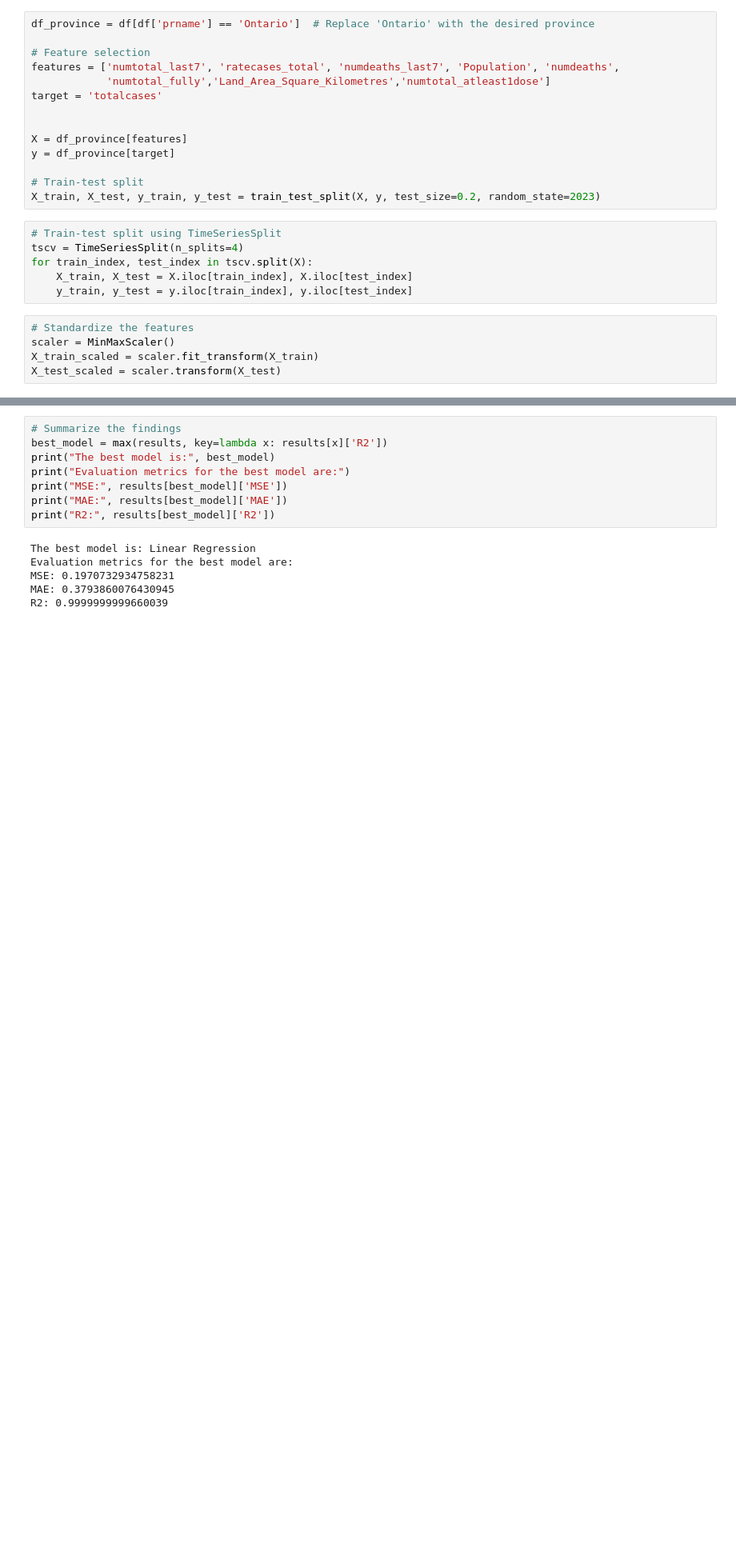
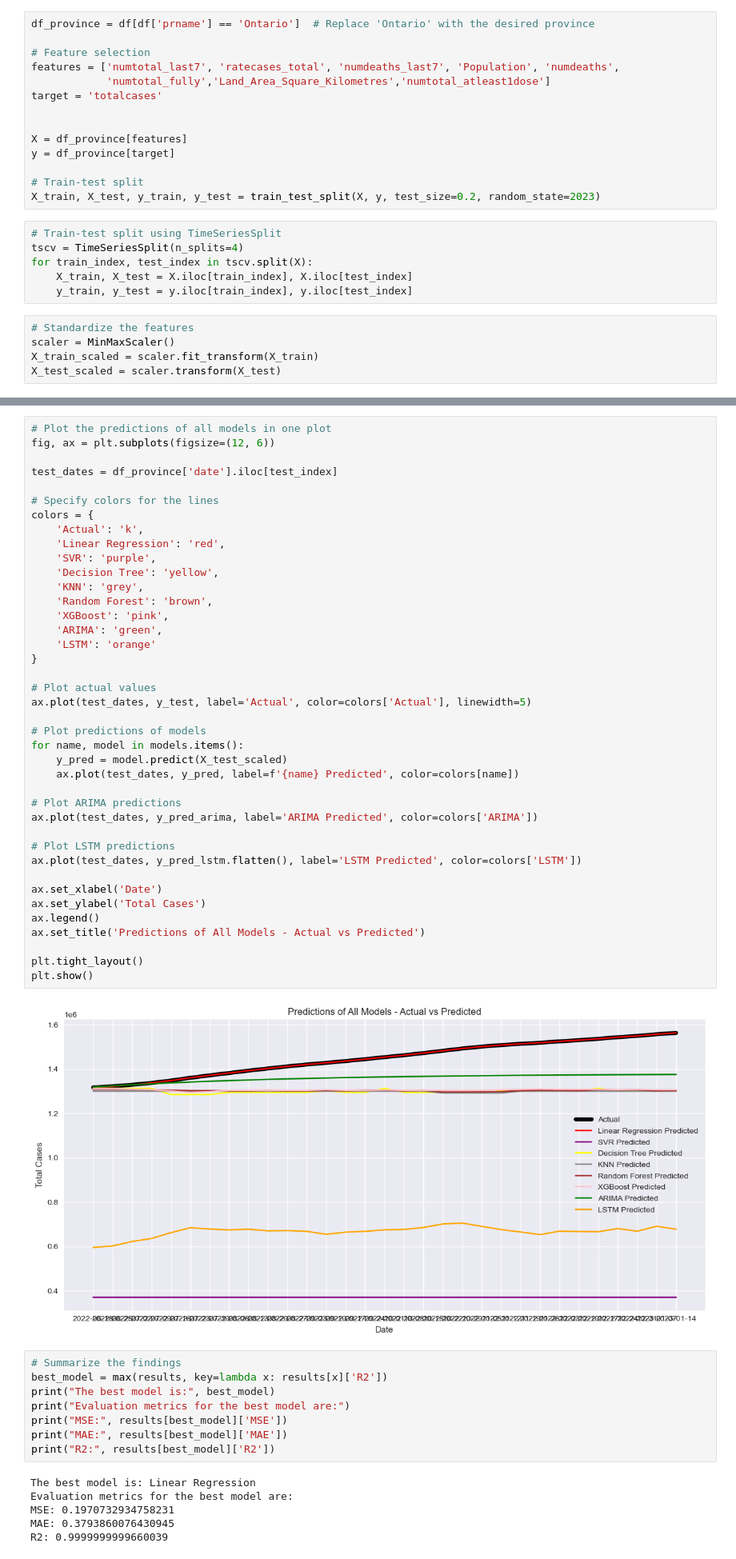
Before and after one commit to Liuyi95/IAI5101_Group7, a Jupyter notebook: Yuting2.ipynb, the cells around one changed output, grey strips where cells are left out. Shown: that part at 80% size. Cells and saved outputs as stored; diff of their text form; blank space fills up the shorter version.

```diff
--- a/Yuting2.ipynb
+++ b/Yuting2.ipynb
@@ -376,3 +399,45 @@ plt.show()
+# %%
+# Plot the predictions of all models in one plot
+fig, ax = plt.subplots(figsize=(12, 6))
+
+test_dates = df_province['date'].iloc[test_index]
+
+# Specify colors for the lines
+colors = {
+    'Actual': 'k',
+    'Linear Regression': 'red',
+    'SVR': 'purple',
+    'Decision Tree': 'yellow',
+    'KNN': 'grey',
+    'Random Forest': 'brown',
+    'XGBoost': 'pink',
+    'ARIMA': 'green',
+    'LSTM': 'orange'
+}
+
+# Plot actual values
+ax.plot(test_dates, y_test, label='Actual', color=colors['Actual'], linewidth=5)
+
+# Plot predictions of models
+for name, model in models.items():
+    y_pred = model.predict(X_test_scaled)
+    ax.plot(test_dates, y_pred, label=f'{name} Predicted', color=colors[name])
+
+# Plot ARIMA predictions
+ax.plot(test_dates, y_pred_arima, label='ARIMA Predicted', color=colors['ARIMA'])
+
+# Plot LSTM predictions
+ax.plot(test_dates, y_pred_lstm.flatten(), label='LSTM Predicted', color=colors['LSTM'])
+
+ax.set_xlabel('Date')
+ax.set_ylabel('Total Cases')
+ax.legend()
+ax.set_title('Predictions of All Models - Actual vs Predicted')
+
+plt.tight_layout()
+plt.show()
+# %% [output]
+[figure, added]
 # %%
 # Summarize the findings
 best_model = max(results, key=lambda x: results[x]['R2'])
```
Also changed, not shown: parts of 8 cells of this notebook.
